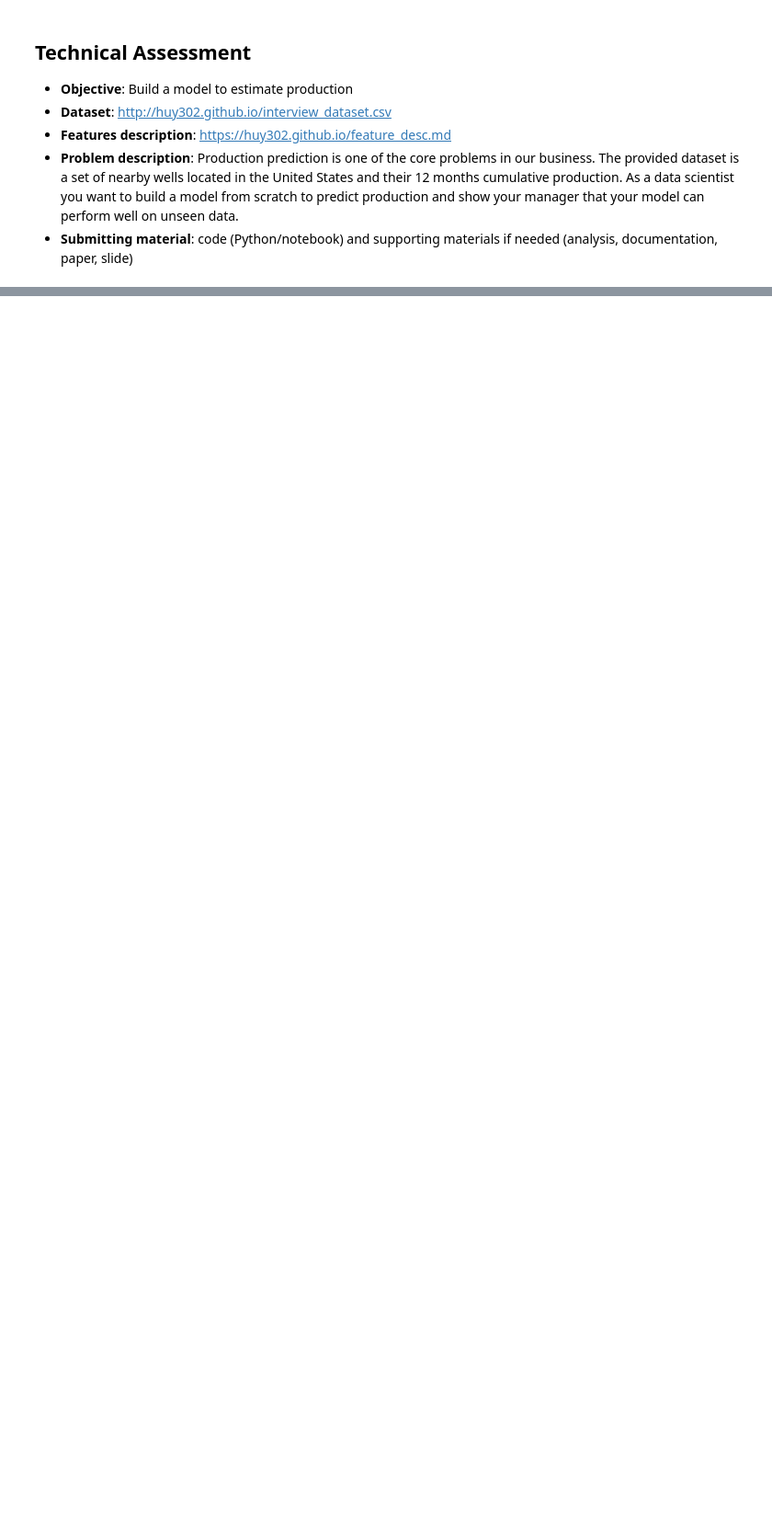
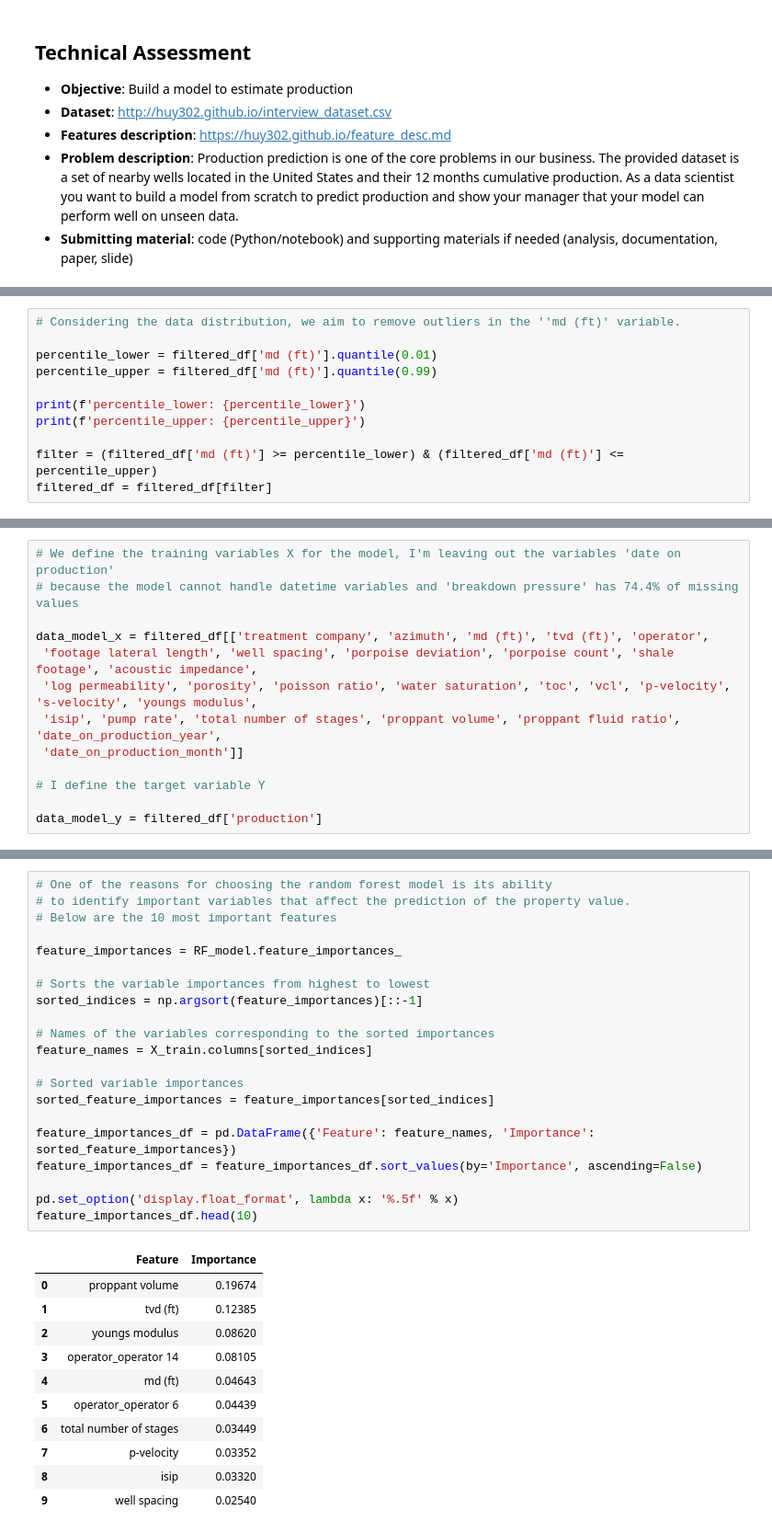
Before and after one commit to jairoruizsaenz/Technical-Assessment, a Jupyter notebook: analysis.ipynb, the cells around one changed output, grey strips where cells are left out. Shown at 92% size. Drawn from its saved outputs; the diff is of its cells as text; blank space fills up the shorter version.

```diff
--- a/analysis.ipynb
+++ b/analysis.ipynb
@@ -244,0 +153,11 @@ feature_importances_df.head(5)
+# %%
+# Considering the data distribution, we aim to remove outliers in the ''md (ft)' variable.
+
+percentile_lower = filtered_df['md (ft)'].quantile(0.01)
+percentile_upper = filtered_df['md (ft)'].quantile(0.99)
+
+print(f'percentile_lower: {percentile_lower}')
+print(f'percentile_upper: {percentile_upper}')
+
+filter = (filtered_df['md (ft)'] >= percentile_lower) & (filtered_df['md (ft)'] <= percentile_upper)
+filtered_df = filtered_df[filter]
@@ -244,0 +167,13 @@ feature_importances_df.head(5)
+# %%
+# We define the training variables X for the model, I'm leaving out the variables 'date on production'
+# because the model cannot handle datetime variables and 'breakdown pressure' has 74.4% of missing values
+
+data_model_x = filtered_df[['treatment company', 'azimuth', 'md (ft)', 'tvd (ft)', 'operator',
+ 'footage lateral length', 'well spacing', 'porpoise deviation', 'porpoise count', 'shale footage', 'acoustic impedance',
+ 'log permeability', 'porosity', 'poisson ratio', 'water saturation', 'toc', 'vcl', 'p-velocity', 's-velocity', 'youngs modulus',
+ 'isip', 'pump rate', 'total number of stages', 'proppant volume', 'proppant fluid ratio', 'date_on_production_year',
+ 'date_on_production_month']]
+
+# I define the target variable Y
+
+data_model_y = filtered_df['production']
@@ -244,0 +226,33 @@ feature_importances_df.head(5)
+# %%
+# One of the reasons for choosing the random forest model is its ability
+# to identify important variables that affect the prediction of the property value.
+# Below are the 10 most important features
+
+feature_importances = RF_model.feature_importances_
+
+# Sorts the variable importances from highest to lowest
+sorted_indices = np.argsort(feature_importances)[::-1]
+
+# Names of the variables corresponding to the sorted importances
+feature_names = X_train.columns[sorted_indices]
+
+# Sorted variable importances
+sorted_feature_importances = feature_importances[sorted_indices]
+
+feature_importances_df = pd.DataFrame({'Feature': feature_names, 'Importance': sorted_feature_importances})
+feature_importances_df = feature_importances_df.sort_values(by='Importance', ascending=False)
+
+pd.set_option('display.float_format', lambda x: '%.5f' % x)
+feature_importances_df.head(10)
+# %% [output]
+|  | Feature | Importance |
+| 0 | proppant volume | 0.19674 |
+| 1 | tvd (ft) | 0.12385 |
+| 2 | youngs modulus | 0.08620 |
+| 3 | operator_operator 14 | 0.08105 |
+| 4 | md (ft) | 0.04643 |
+| 5 | operator_operator 6 | 0.04439 |
+| 6 | total number of stages | 0.03449 |
+| 7 | p-velocity | 0.03352 |
+| 8 | isip | 0.03320 |
+| 9 | well spacing | 0.02540 |
```
Also changed, not shown: parts of 36 cells of this notebook, 2 other files.
